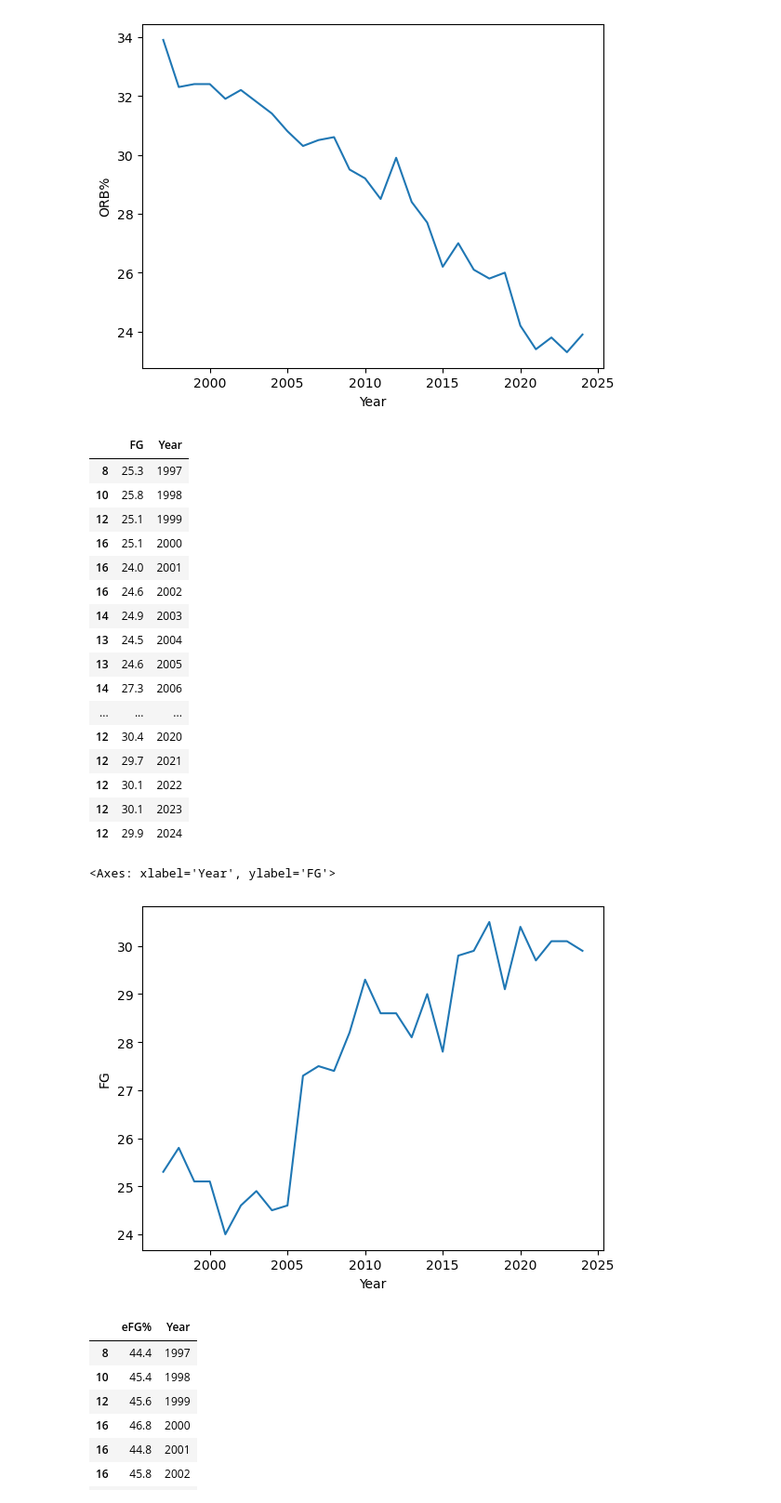
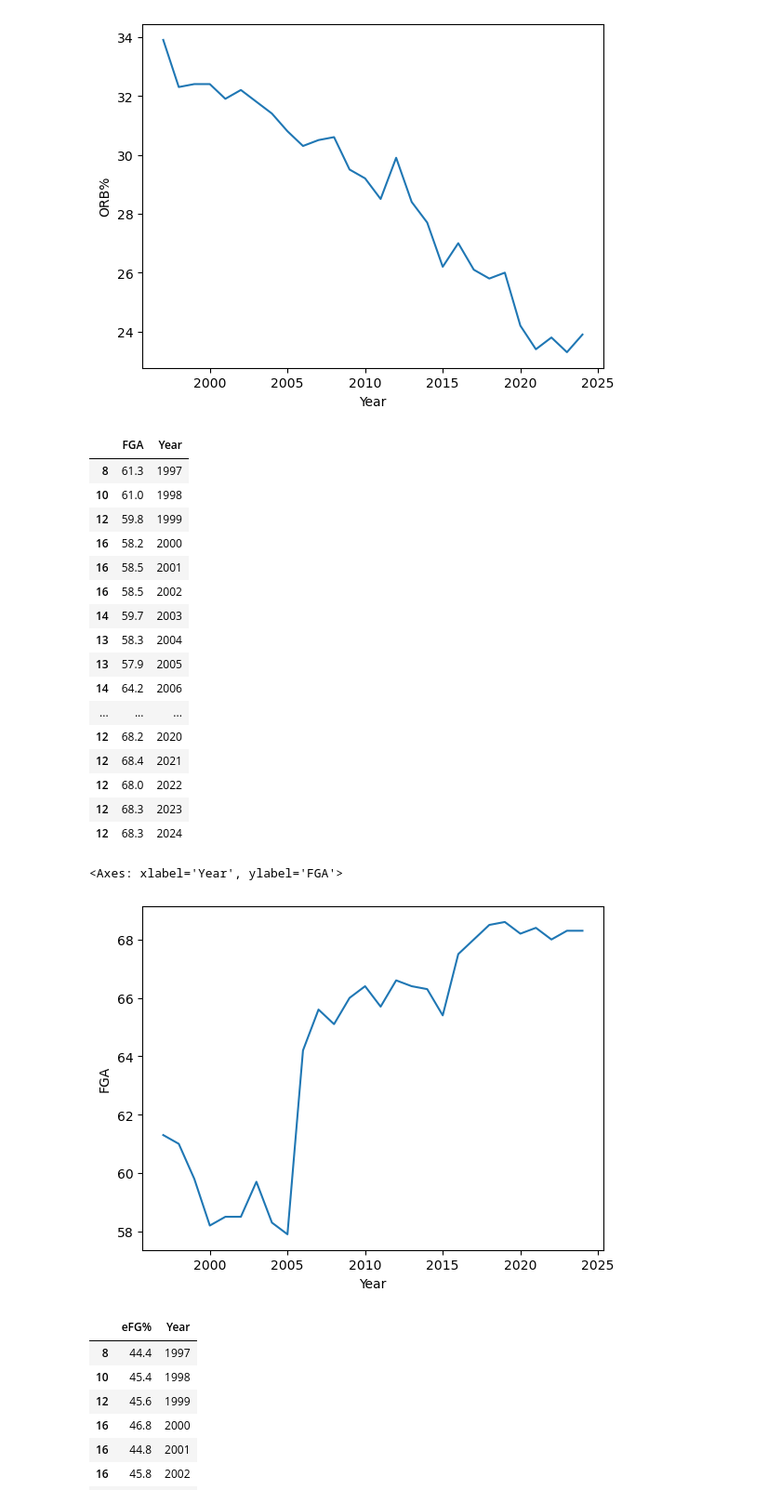
Before and after one commit to tasleem-m/Insight-into-the-WNBA, a Jupyter notebook: notebook/Capstone_copy.ipynb, the cells around one changed output. Shown at 93% size. Saved outputs shown, nothing was run; the diff lists cells and outputs as text; code cells hidden in the pictures.

```diff
--- a/notebook/Capstone_copy.ipynb
+++ b/notebook/Capstone_copy.ipynb
@@ -34,6 +34,7 @@ attendance
 game_stats = pd.concat([pd.read_csv("../data/"+fp).assign(Year=os.path.basename(fp)) for fp in files_1])
 game_stats['Year'] = game_stats['Year'].str.split('-').str[0].astype(int)
 game_stats['FT%'] = game_stats['FT%'] * 100
+game_stats['Team'] = game_stats['Team'].str.split('*').str[0]
 game_stats
 # %% [output]
 |  | Rk | Team | G | MP | FG | FGA | FG% | 3P | 3PA | 3P% | ... | ... |
@@ -200,33 +202,33 @@ sns.lineplot(data = oreb,
 <Axes: xlabel='Year', ylabel='ORB%'>
 [figure]
 # %%
-fg = game_stats[['FG', 'Year']][game_stats['Team']=='League Average']
-fg
+fga = game_stats[['FGA', 'Year']][game_stats['Team']=='League Average']
+fga
 # %% [output]
-|  | FG | Year |
-| 8 | 25.3 | 1997 |
-| 10 | 25.8 | 1998 |
-| 12 | 25.1 | 1999 |
-| 16 | 25.1 | 2000 |
-| 16 | 24.0 | 2001 |
-| 16 | 24.6 | 2002 |
-| 14 | 24.9 | 2003 |
-| 13 | 24.5 | 2004 |
-| 13 | 24.6 | 2005 |
-| 14 | 27.3 | 2006 |
+|  | FGA | Year |
+| 8 | 61.3 | 1997 |
+| 10 | 61.0 | 1998 |
+| 12 | 59.8 | 1999 |
+| 16 | 58.2 | 2000 |
+| 16 | 58.5 | 2001 |
+| 16 | 58.5 | 2002 |
+| 14 | 59.7 | 2003 |
+| 13 | 58.3 | 2004 |
+| 13 | 57.9 | 2005 |
+| 14 | 64.2 | 2006 |
 | ... | ... | ... |
-| 12 | 30.4 | 2020 |
-| 12 | 29.7 | 2021 |
-| 12 | 30.1 | 2022 |
-| 12 | 30.1 | 2023 |
-| 12 | 29.9 | 2024 |
+| 12 | 68.2 | 2020 |
+| 12 | 68.4 | 2021 |
+| 12 | 68.0 | 2022 |
+| 12 | 68.3 | 2023 |
+| 12 | 68.3 | 2024 |
 # %%
-sns.lineplot(data = fg,
+sns.lineplot(data = fga,
            x='Year',
-           y = 'FG')
+           y = 'FGA')
 # %% [output]
-<Axes: xlabel='Year', ylabel='FG'>
+<Axes: xlabel='Year', ylabel='FGA'>
-[figure, old version]
+[figure, new version]
 # %%
 efg = game_stats_1[['eFG%', 'Year']][game_stats_1['Team']=='League Average']
 efg
```
Also changed, not shown: parts of 10 cells of this notebook.
